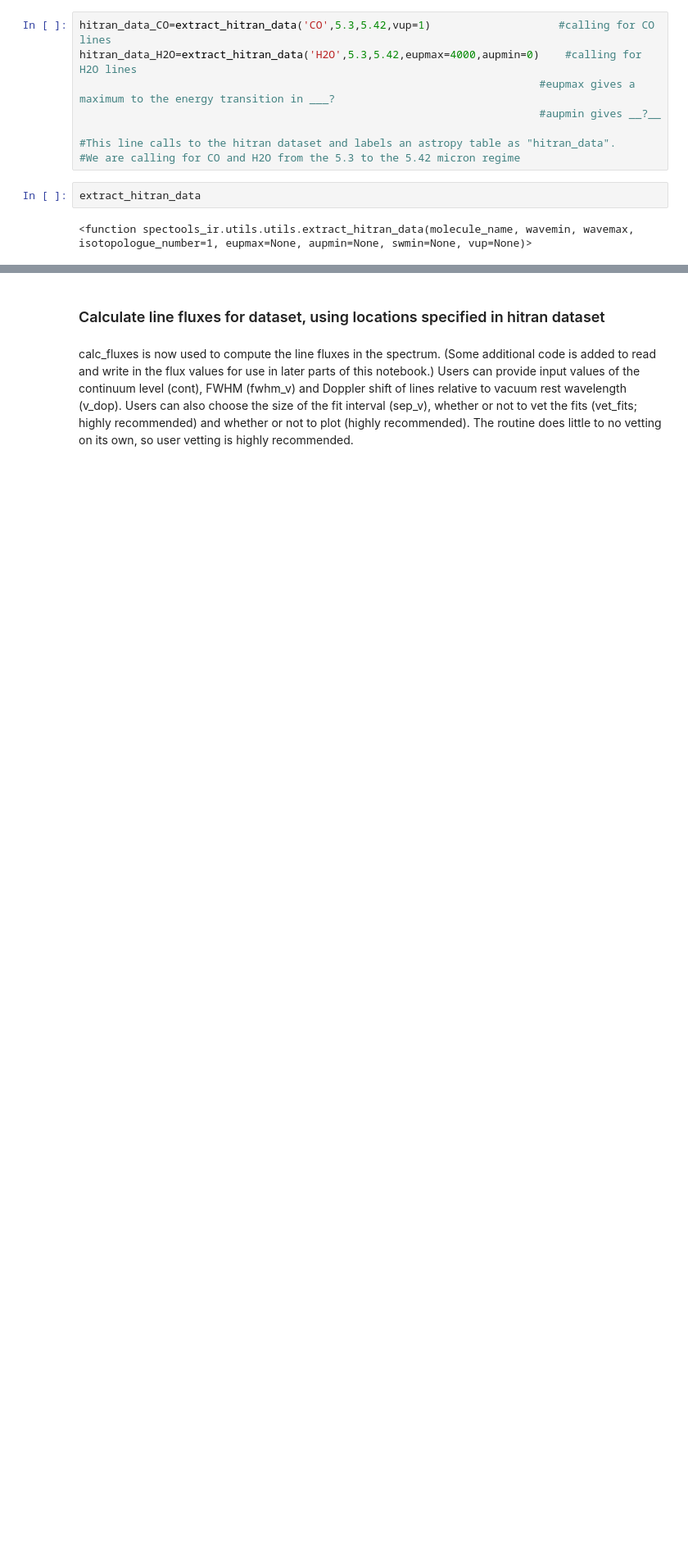
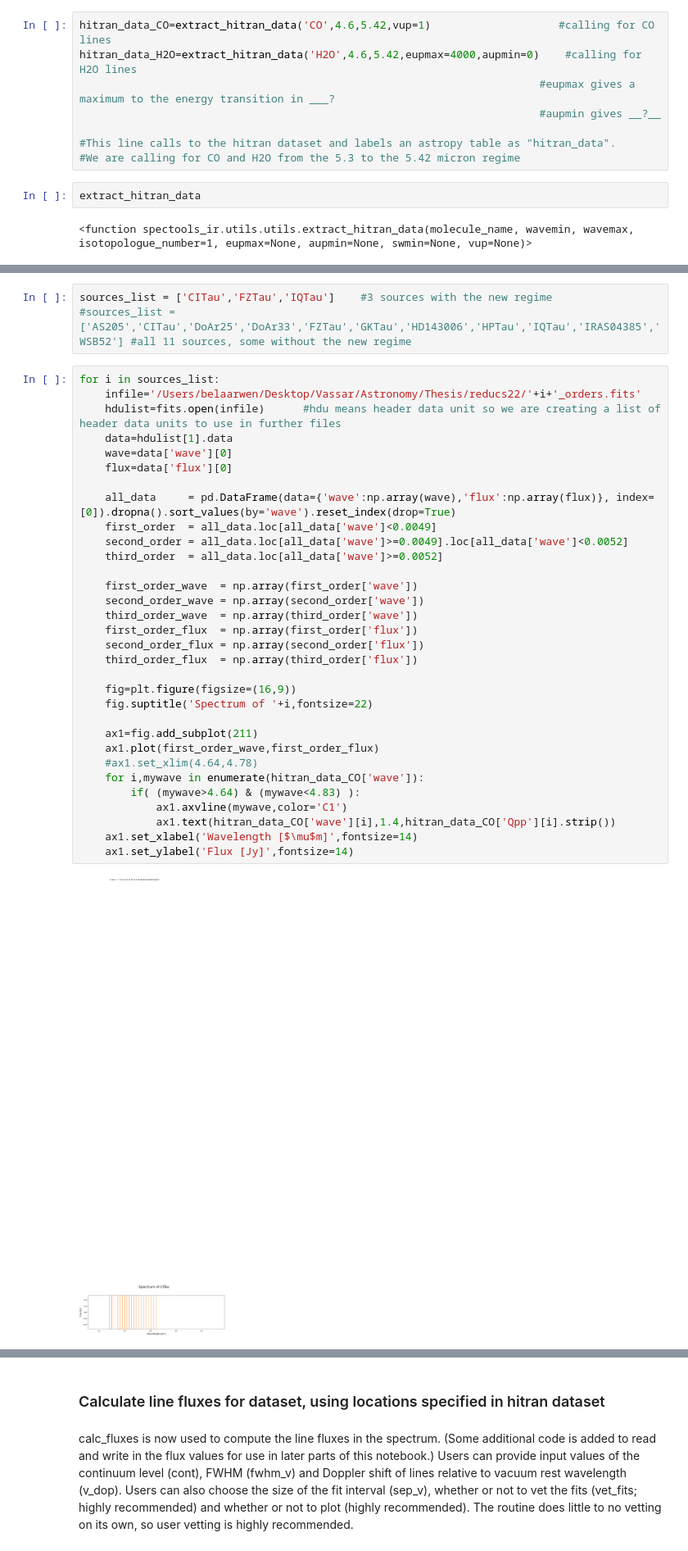
Before and after one commit to Bela-Arwen/Senior_Thesis, a Jupyter notebook: 5.3 - 5.42 Micron Regime Analysis.ipynb, the cells around one changed output, grey strips where cells are left out. Shown at 82% size. Drawn from its saved outputs; the diff is of its cells as text; blank space fills up the shorter version.

```diff
--- a/5.3 - 5.42 Micron Regime Analysis.ipynb
+++ b/5.3 - 5.42 Micron Regime Analysis.ipynb
@@ -35,8 +35,8 @@ Flux calculator will loop through a set of provided wavelengths, then perform a
 # %% [markdown]
 This example uses extract_hitran_data to find fundamental CO vibrational transitions in the M band.  A spectrum is read in from a FITS file.
 # %%
-hitran_data_CO=extract_hitran_data('CO',5.3,5.42,vup=1)                    #calling for CO lines
-hitran_data_H2O=extract_hitran_data('H2O',5.3,5.42,eupmax=4000,aupmin=0)    #calling for H2O lines
+hitran_data_CO=extract_hitran_data('CO',4.6,5.42,vup=1)                    #calling for CO lines
+hitran_data_H2O=extract_hitran_data('H2O',4.6,5.42,eupmax=4000,aupmin=0)    #calling for H2O lines
                                                                         #eupmax gives a maximum to the energy transition in ___?
                                                                         #aupmin gives __?__
 
@@ -66,0 +49,37 @@ sources_list = ['FZTau','CITau','IQTau','FZ','','','']
+# %%
+sources_list = ['CITau','FZTau','IQTau']    #3 sources with the new regime
+#sources_list = ['AS205','CITau','DoAr25','DoAr33','FZTau','GKTau','HD143006','HPTau','IQTau','IRAS04385','WSB52'] #all 11 sources, some without the new regime
+# %%
+for i in sources_list:
+    infile='/Users/belaarwen/Desktop/Vassar/Astronomy/Thesis/reducs22/'+i+'_orders.fits'
+    hdulist=fits.open(infile)      #hdu means header data unit so we are creating a list of header data units to use in further files
+    data=hdulist[1].data
+    wave=data['wave'][0]
+    flux=data['flux'][0]
+
+    all_data     = pd.DataFrame(data={'wave':np.array(wave),'flux':np.array(flux)}, index=[0]).dropna().sort_values(by='wave').reset_index(drop=True)
+    first_order  = all_data.loc[all_data['wave']<0.0049]
+    second_order = all_data.loc[all_data['wave']>=0.0049].loc[all_data['wave']<0.0052]
+    third_order  = all_data.loc[all_data['wave']>=0.0052]
+
+    first_order_wave  = np.array(first_order['wave'])
+    second_order_wave = np.array(second_order['wave'])
+    third_order_wave  = np.array(third_order['wave'])
+    first_order_flux  = np.array(first_order['flux'])
+    second_order_flux = np.array(second_order['flux'])
+    third_order_flux  = np.array(third_order['flux'])
+
+    fig=plt.figure(figsize=(16,9))
+    fig.suptitle('Spectrum of '+i,fontsize=22)
+
+    ax1=fig.add_subplot(211)
+    ax1.plot(first_order_wave,first_order_flux)
+    #ax1.set_xlim(4.64,4.78)
+    for i,mywave in enumerate(hitran_data_CO['wave']):
+        if( (mywave>4.64) & (mywave<4.83) ):
+            ax1.axvline(mywave,color='C1')
+            ax1.text(hitran_data_CO['wave'][i],1.4,hitran_data_CO['Qpp'][i].strip())
+    ax1.set_xlabel('Wavelength [$\mu$m]',fontsize=14)
+    ax1.set_ylabel('Flux [Jy]',fontsize=14)
+# %% [output]
+[figure, added]
```
Also changed, not shown: parts of 5 cells of this notebook.
